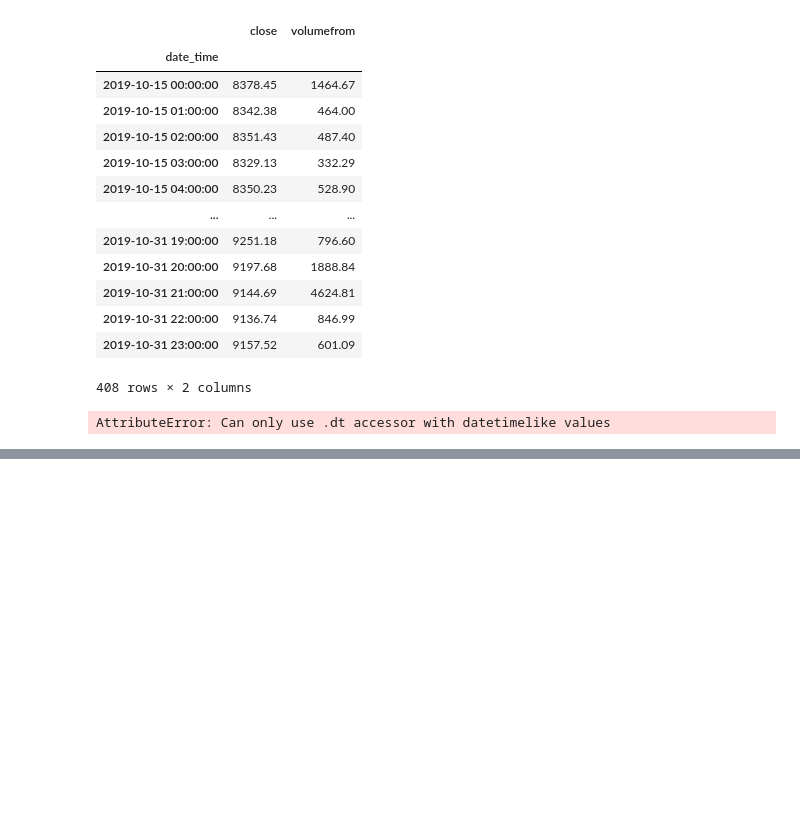
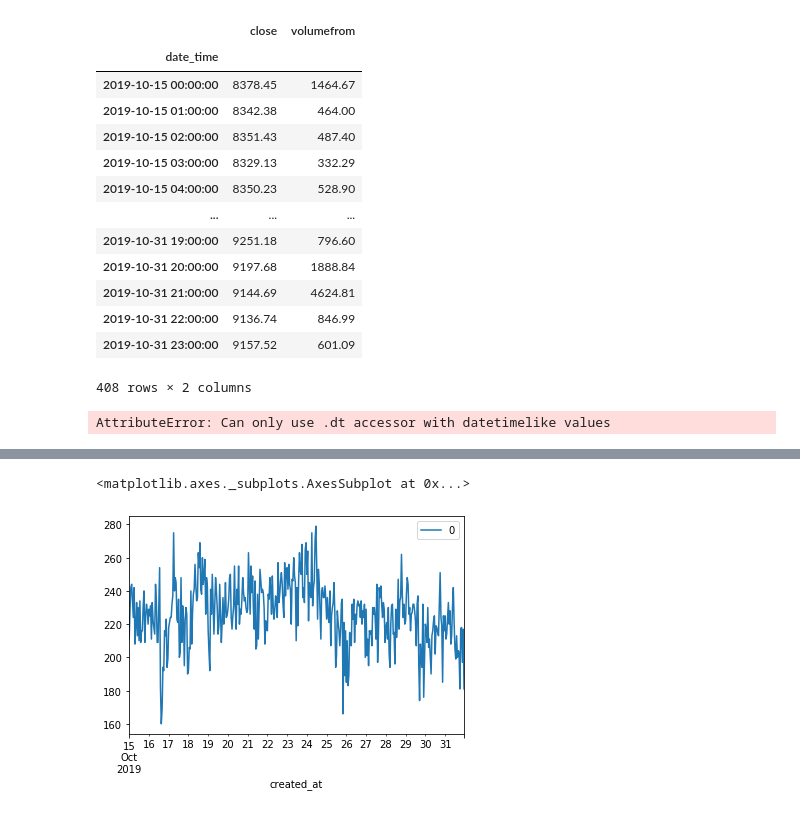
Before and after one commit to willwillis/Crypto-Sentiment-Clusters, a Jupyter notebook: notebooks/igor/price_model.ipynb, the cells around one changed output, grey strips where cells are left out. Saved outputs shown, nothing was run; the diff lists cells and outputs as text; code cells hidden in the pictures; blank space fills up the shorter version.

Commit message:
Grouped tweets by hour

```diff
--- a/notebooks/igor/price_model.ipynb
+++ b/notebooks/igor/price_model.ipynb
@@ -115,0 +137,5 @@ model_df
+# %%
+grp = model_df.groupby(by=[model_df.created_at])
+# %%
+model_grouped = pd.DataFrame(grp.size().reset_index())
+model_grouped
@@ -115,0 +156,5 @@ model_df
+# %%
+model_grouped.plot(x='created_at')
+# %% [output]
+<matplotlib.axes._subplots.AxesSubplot at 0x...>
+[figure, added]
```
Also changed, not shown: parts of 7 cells of this notebook.
